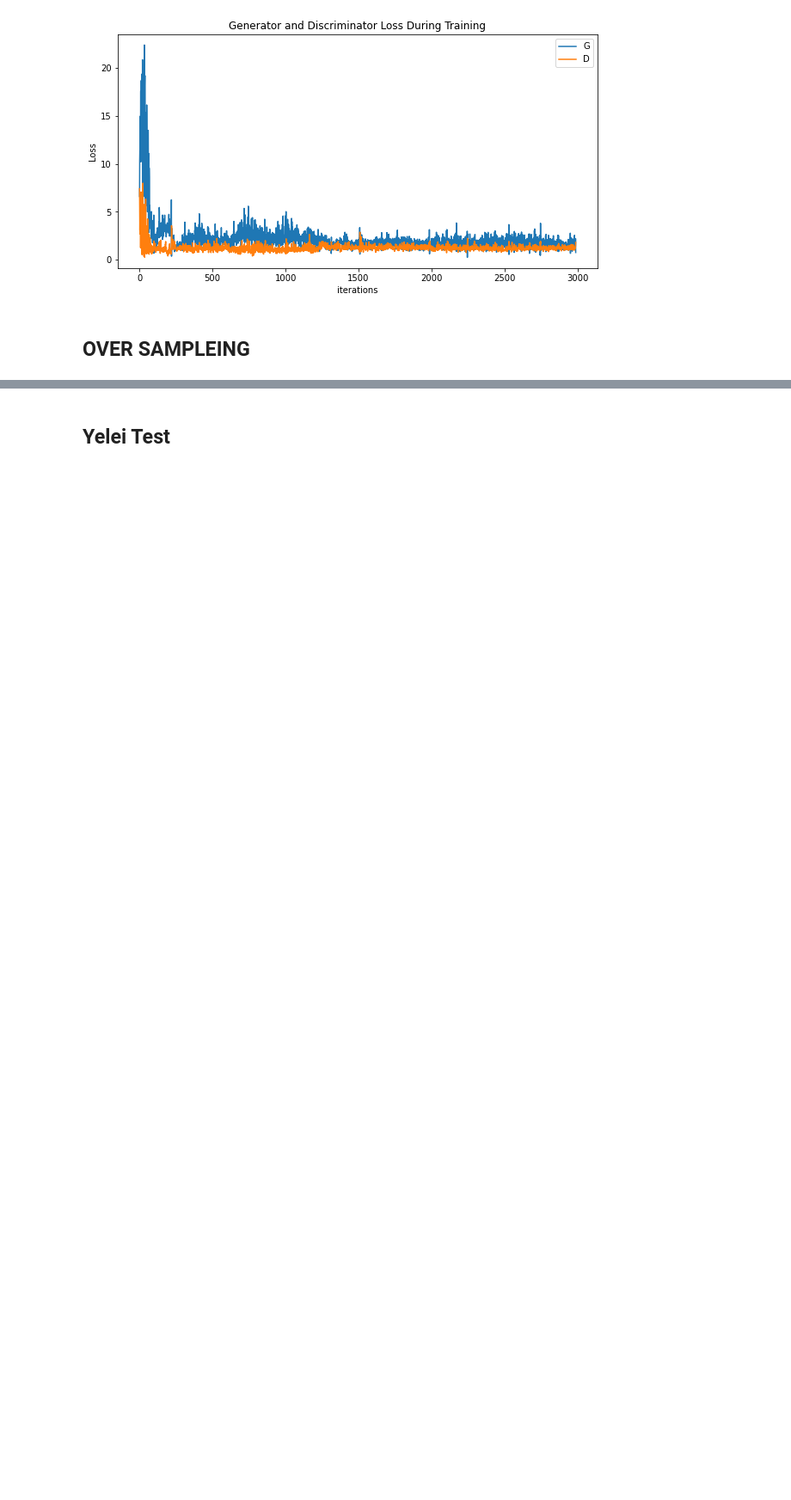
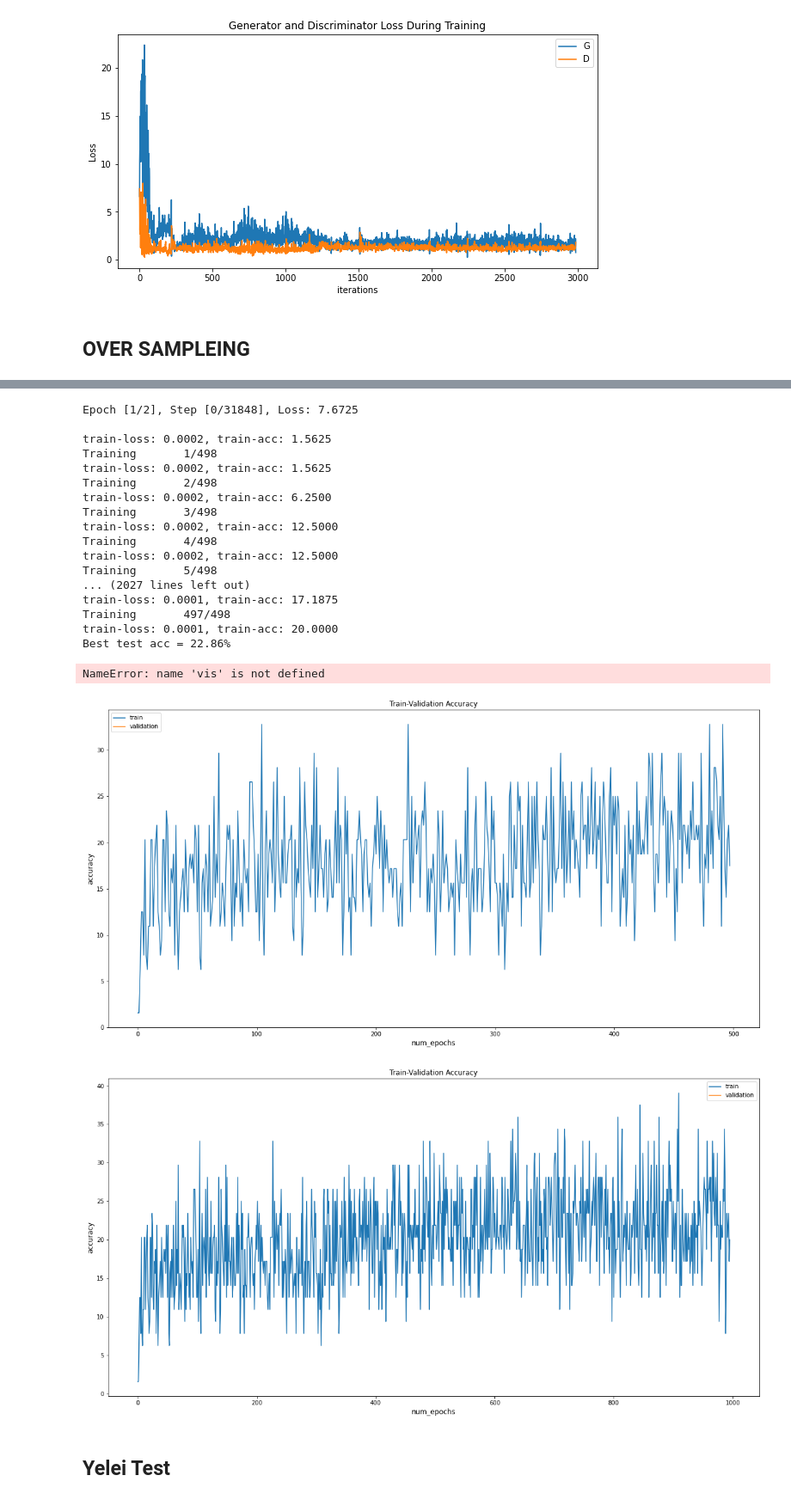
Before and after one commit to dragonx0208/beemachine, a Jupyter notebook: torch_main_V1.1.ipynb, the cells around one changed output, grey strips where cells are left out. Shown at 86% size. Saved outputs shown, nothing was run; the diff lists cells and outputs as text; code cells hidden in the pictures; blank space fills up the shorter version.

```diff
--- a/torch_main_V1.1.ipynb
+++ b/torch_main_V1.1.ipynb
@@ -64,7 +64,7 @@ BATCH_SIZE = 64
 IMAGE_SIZE = 64
 
 # Number of training epochs
-NUM_EPOCHS = 2
+NUM_EPOCHS = 1
 
 # Learning rate for optimizers
 lr = 0.1
@@ -202,20 +237,10 @@ class_weights=torch.tensor(weights,dtype=torch.float).to(device)
 criterion = nn.CrossEntropyLoss(class_weights)
 optimizer = optim.SGD(resnet50.fc.parameters(), lr=lr, momentum=beta1)
 # %%
-def adjust_learning_rate(optimizer, epoch, lr):
-    """Sets the learning rate to the initial LR decayed by 10 every 30 epochs"""
-    lr = lr * (0.1 ** (epoch // 30))
-    for param_group in optimizer.param_groups:
-        param_group['lr'] = lr
-
-
-actuals, probabilities = [], []
+actuals, probabilities, predictions = [], [], []
+test_accs, confusion_mtxes = [], []
 def process(model, train_loader, test_loader, epochs, lr):
 
-    #model = torch.nn.DataParallel(model).cuda()
-
-    # define loss function (criterion) and optimizer
-    class_weights=torch.tensor(np.unique(bee_dataset.targets),dtype=torch.float).to(device)
 
     criterion = nn.CrossEntropyLoss().cuda()
     optimizer_new = torch.optim.SGD(model.parameters(), lr,
@@ -228,7 +253,6 @@ def process(model, train_loader, test_loader, epochs, lr):
         running_loss = 0.0
         correct = 0
         total=0
-        targets, preds = [], []
         for batch_idx, (data, target) in enumerate(train_loader):
             data, target = data.to(device), target.to(device)
             optimizer_new.zero_grad()
@@ -241,8 +265,6 @@ def process(model, train_loader, test_loader, epochs, lr):
             _,pred = torch.max(output, dim=1)
             correct += torch.sum(pred==target).item()
             total += target.size(0)
-            targets += list(target.cpu().numpy())
-            preds += list(pred.cpu().numpy())
 
             #print('\rTraining %d/%d' % (batch_idx + 1, len(train_loader)), end='', flush=True)
             if (batch_idx) % 100 == 0:
@@ -256,7 +278,6 @@ def process(model, train_loader, test_loader, epochs, lr):
         model.eval()
         correct = 0
         total = 0
-        batch_loss = 0
         targets, preds = [], []
 
         with torch.no_grad():
@@ -272,20 +293,18 @@ def process(model, train_loader, test_loader, epochs, lr):
                 targets += list(target.cpu().numpy())
                 preds += list(pred.cpu().numpy())
 
+                print(f'\ntest-acc: {(100 * correct/total):.4f}')
+                test_acc = 100. * correct / total
+                test_accs.append(test_acc)
+            confusion_mtx = sm.confusion_matrix(targets, preds)
 
-        test_acc = 100. * correct / len(test_loader.dataset)
-        val_acc.append(test_acc)
+        return confusion_mtx, targets, preds
 
-        confusion_mtx = sm.confusion_matrix(targets, preds)
-        return test_acc, confusion_mtx, targets, preds
 
-    test_accs, confusion_mtxes = [], []
     for epoch in range(1, epochs + 1):
         print(f"Epoch {epoch} \n")
-        adjust_learning_rate(optimizer_new, epoch, lr)
         train(train_loader, epoch, epochs)
-        test_acc, confusion_mtx, targets, preds = test(test_loader)
-        test_accs.append(test_acc)
+        confusion_mtx, targets, preds = test(test_loader)
         confusion_mtxes.append(confusion_mtx)
         print('\nBest test acc = %2.4f%%' % max(test_accs), flush=True)
     labels = [label for _, label in train_data_loader.dataset]
@@ -318,7 +337,7 @@ def displayROC_Curve(actuals, probabilities):
 # %%
 def vis(test_accs, confusion_mtxes, labels, figsize=(20, 8)):
 
-    cm = confusion_mtxes[np.argmax(test_accs)]
+    cm = confusion_mtxes[0]
     cm_sum = np.sum(cm, axis=1, keepdims=True)
     cm_perc = cm / cm_sum * 100
     annot = np.empty_like(cm).astype(str)
@@ -646,3 +727,3 @@ def training_cgan2(model, n_epochs, dataloader, opt_gen, opt_disc, model_criteri
 # %%
-training_cgan2(resnet50_gan, NUM_EPOCHS, train_data_loader, opt_gen, opt_disc, criterion, optimizer, train_loss, train_acc, total_step)
+training_cgan(resnet50_gan, NUM_EPOCHS, train_data_loader, opt_gen, opt_disc, criterion, optimizer, train_loss, train_acc, total_step)
 # %% [output]
@@ -925,3 +821,26 @@ print(torch.cuda.memory_summary(device=None, abbreviated=False))
+# %%
+process(Oversample, train_loader, test_loader, NUM_EPOCHS, lr)
+# %% [output]
+Epoch [1/2], Step [0/31848], Loss: 7.6725
+
+train-loss: 0.0002, train-acc: 1.5625
+Training       1/498
+train-loss: 0.0002, train-acc: 1.5625
+Training       2/498
+train-loss: 0.0002, train-acc: 6.2500
+Training       3/498
+train-loss: 0.0002, train-acc: 12.5000
+Training       4/498
+train-loss: 0.0002, train-acc: 12.5000
+Training       5/498
+... (2027 lines left out)
+train-loss: 0.0001, train-acc: 17.1875
+Training       497/498
+train-loss: 0.0001, train-acc: 20.0000
+Best test acc = 22.86%
+NameError: name 'vis' is not defined
+[figure, added]
+[figure, added]
 # %% [markdown]
 ## Yelei Test
 # %%
```
Also changed, not shown: parts of 17 cells of this notebook.
